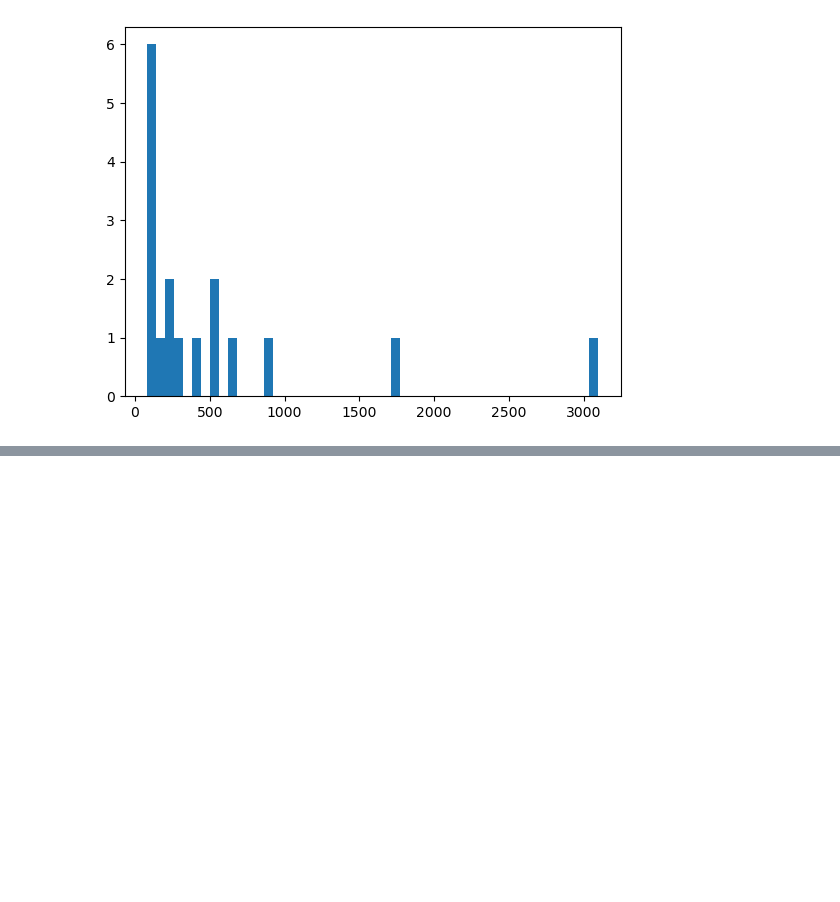
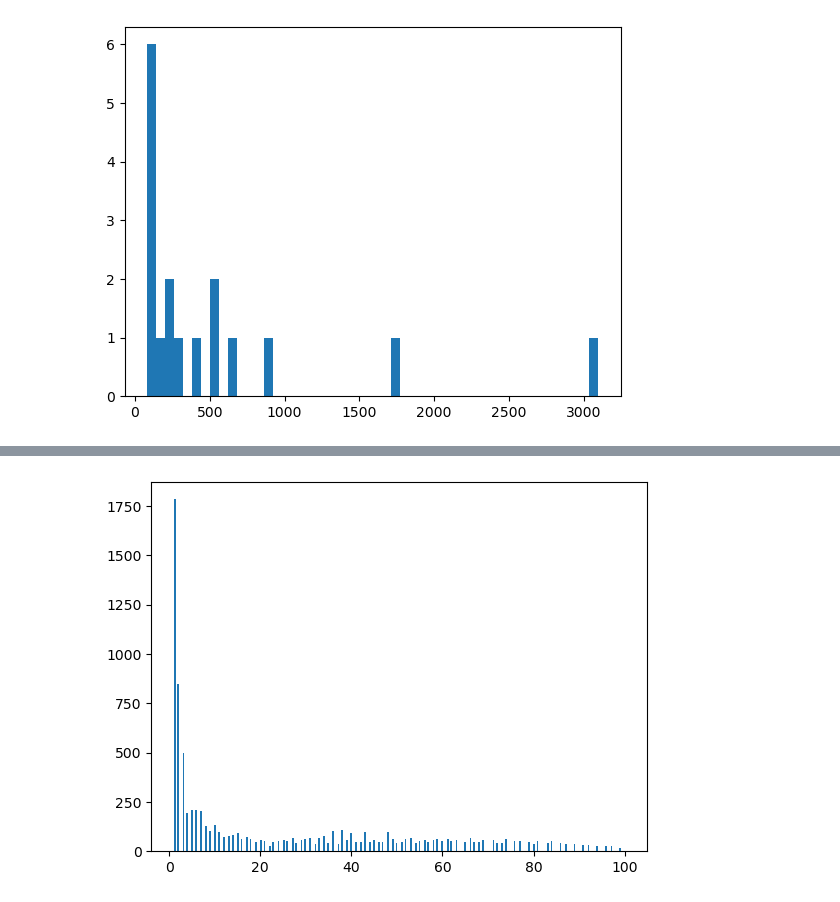
Before and after one commit to Benyla/DTUImageAnalysis, a Jupyter notebook: exercises/ex5-BLOBAnalysis/data/my_sol_week5.ipynb, the cells around one changed output, grey strips where cells are left out. Drawn from its saved outputs; the diff is of its cells as text; code cells hidden in the pictures; blank space fills up the shorter version.

```diff
--- a/exercises/ex5-BLOBAnalysis/data/my_sol_week5.ipynb
+++ b/exercises/ex5-BLOBAnalysis/data/my_sol_week5.ipynb
@@ -86,0 +87,5 @@ ValueError: <COMPRESSION.LZW: 5> requires the 'imagecodecs' package
+# %%
+plt.hist(img_gray.ravel(), bins=256, range=(1, 100))
+io.show()
+# %% [output]
+[figure, added]
```
Also changed, not shown: parts of 13 cells of this notebook, 1 other file.
